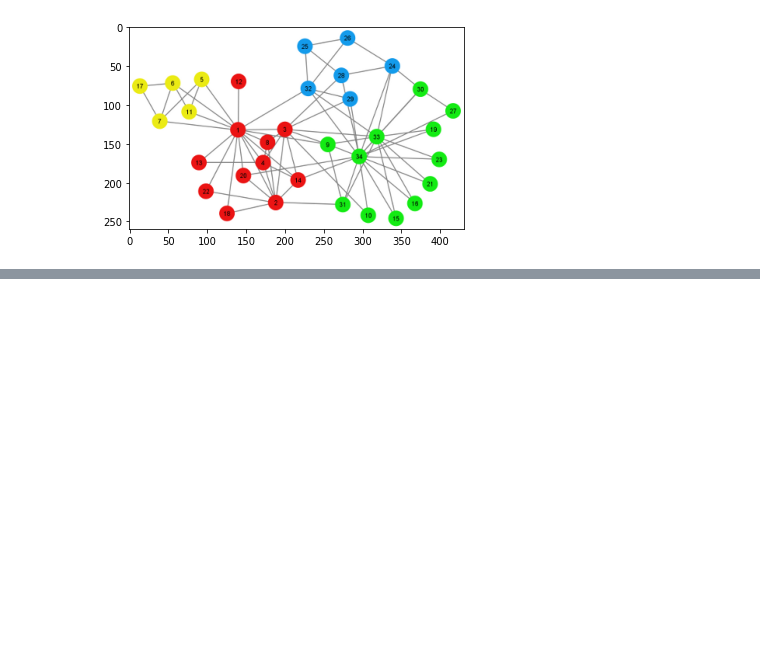
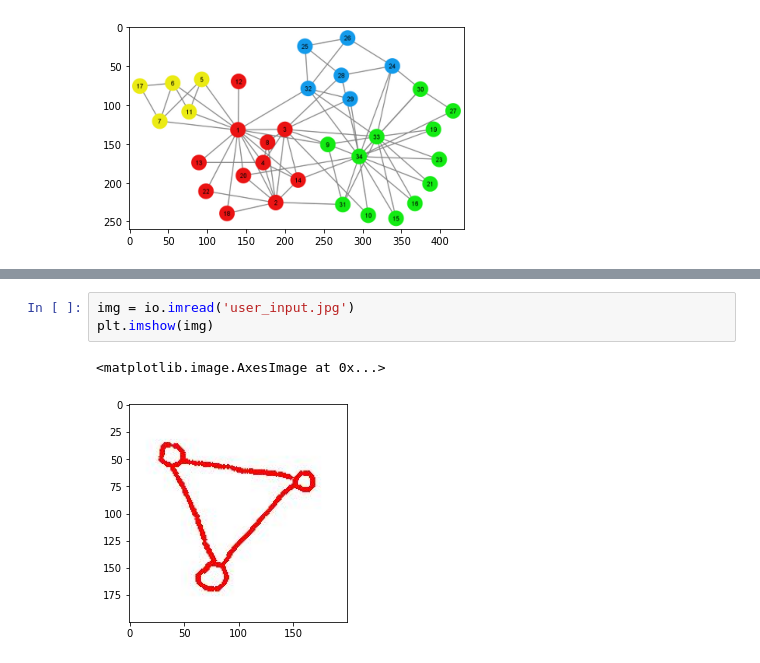
Before and after one commit to pathpy/pathpy, a Jupyter notebook: doc/tutorial/network_recognition.ipynb, the cells around one changed output, grey strips where cells are left out. Saved outputs shown, nothing was run; the diff lists cells and outputs as text; blank space fills up the shorter version.

```diff
--- a/doc/tutorial/network_recognition.ipynb
+++ b/doc/tutorial/network_recognition.ipynb
@@ -24,0 +84,6 @@ Number of edges:        100
+# %%
+img = io.imread('user_input.jpg')
+plt.imshow(img)
+# %% [output]
+<matplotlib.image.AxesImage at 0x...>
+[figure, added]
```
Also changed, not shown: parts of 9 cells of this notebook.
